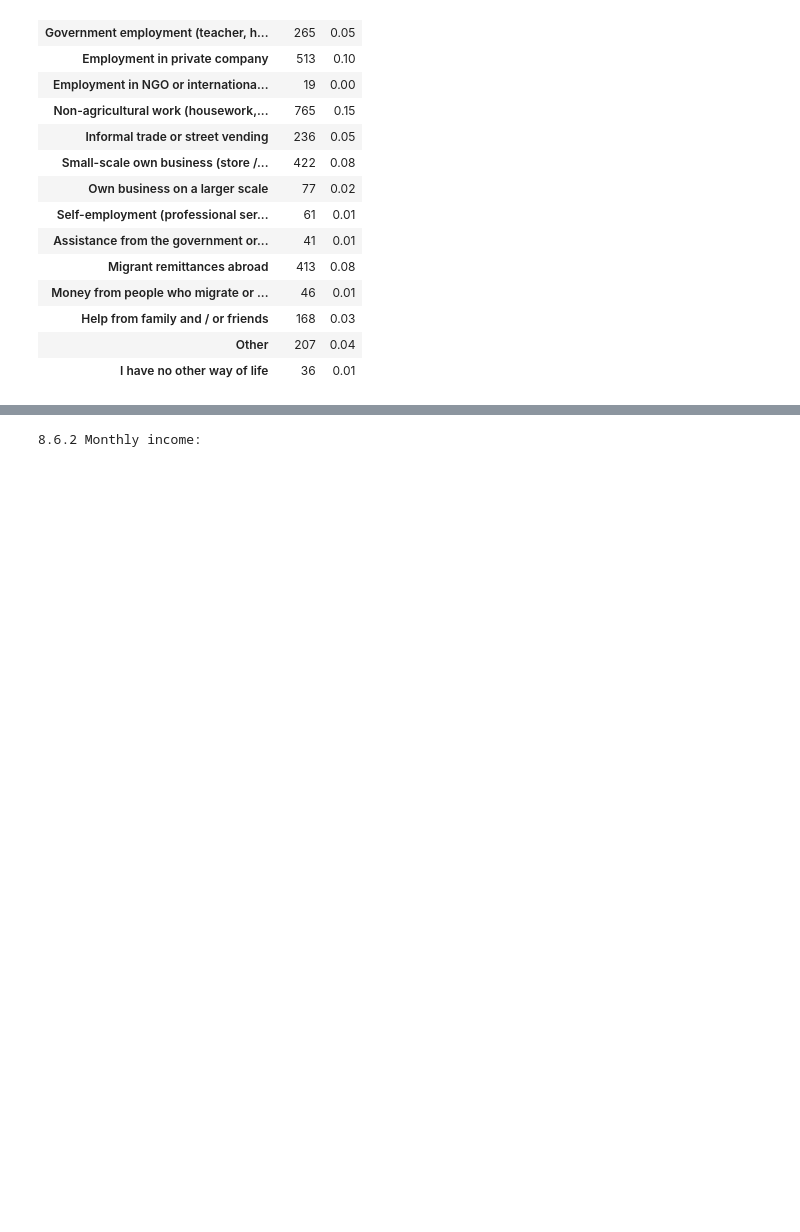
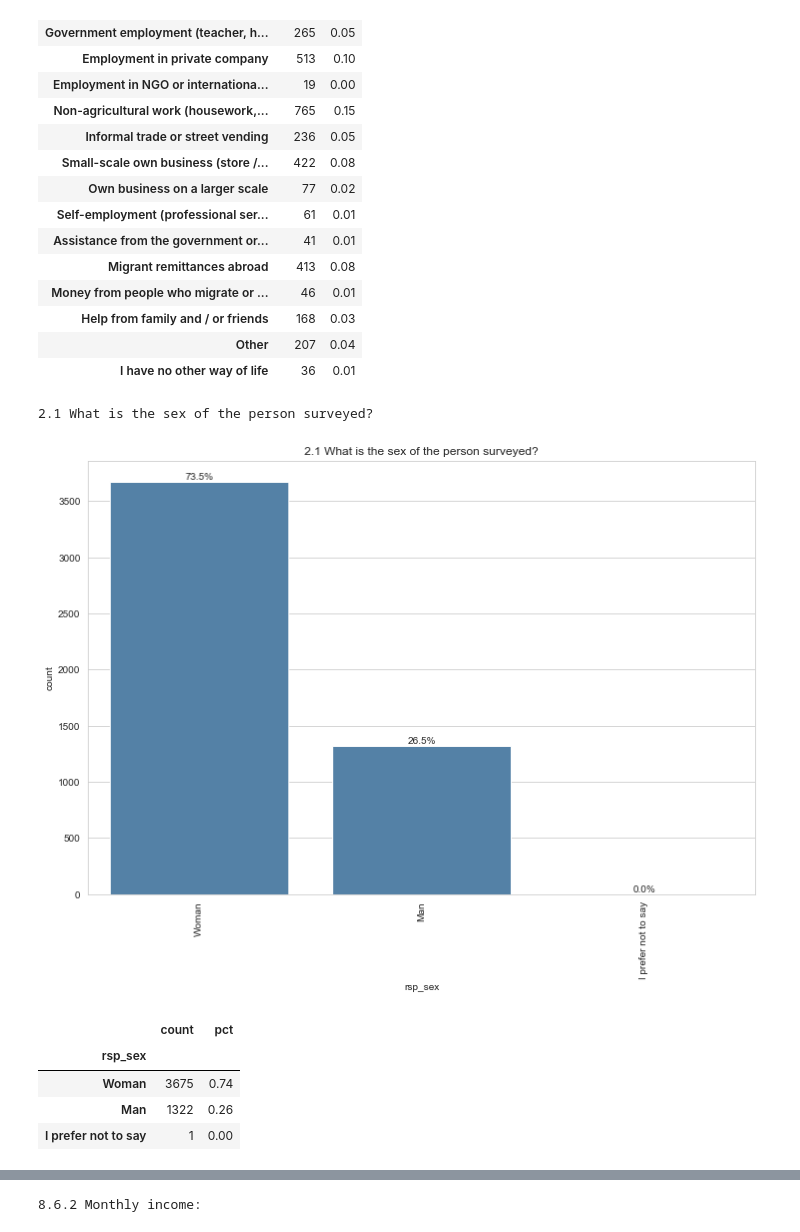
Before and after one commit to andreaariasaa/StoryViz, a Jupyter notebook: DataAnalysis/playing_with_data.ipynb, the cells around one changed output, grey strips where cells are left out. Cells and saved outputs as stored; diff of their text form; code cells hidden in the pictures; blank space fills up the shorter version.

```diff
--- a/DataAnalysis/playing_with_data.ipynb
+++ b/DataAnalysis/playing_with_data.ipynb
@@ -38,3 +38,13 @@ plot_data(main_df, 'hh_income_first')
 | Help from family and / or friends | 168 | 0.03 |
 | Other | 207 | 0.04 |
 | I have no other way of life | 36 | 0.01 |
+# %%
+plot_data(main_df, 'rsp_sex')
+# %% [output]
+2.1 What is the sex of the person surveyed?
+[figure, added]
+|  | count | pct |
+| rsp_sex |  |  |
+| Woman | 3675 | 0.74 |
+| Man | 1322 | 0.26 |
+| I prefer not to say | 1 | 0.00 |
```
Also changed, not shown: parts of 5 cells of this notebook, 9 other files.
